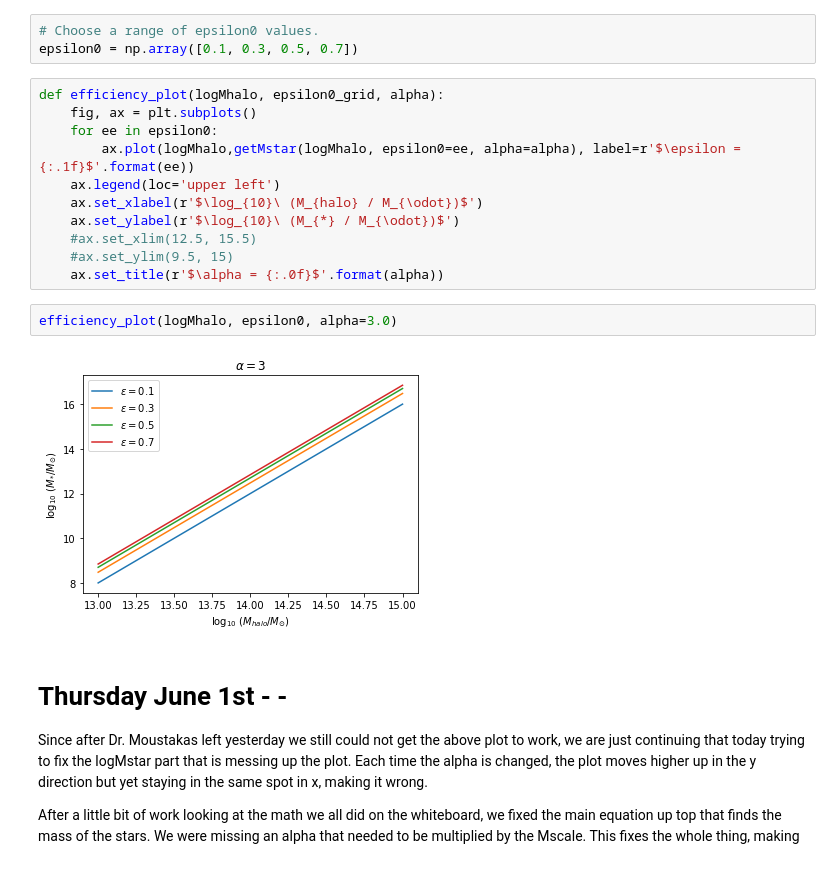
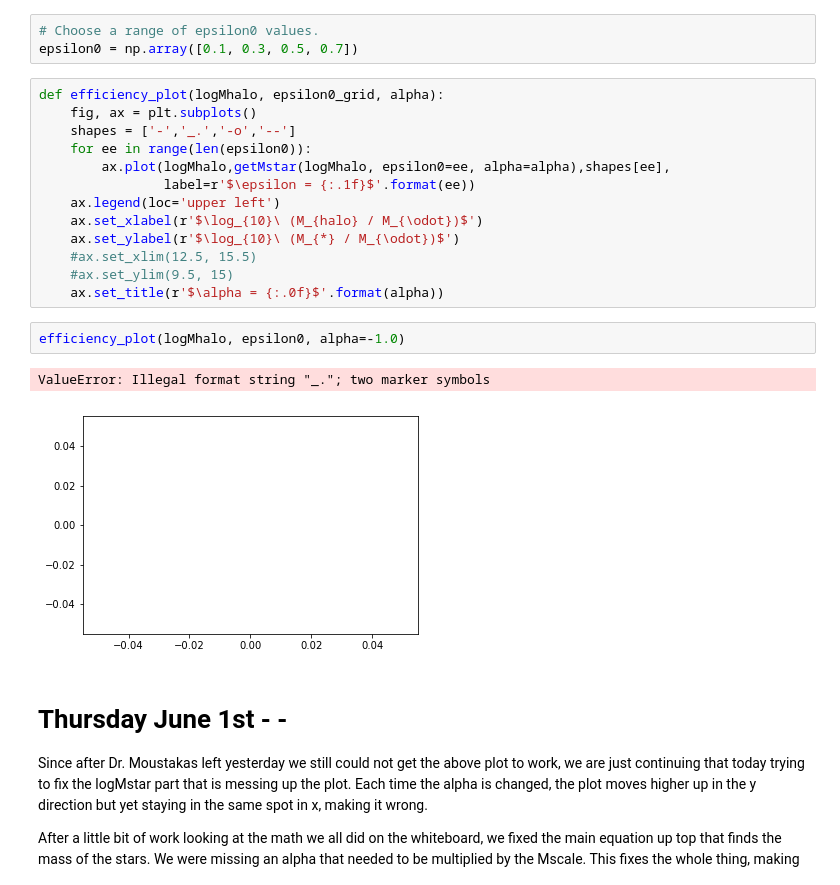
Before and after one commit to moustakas/siena-astrophysics, a Jupyter notebook: summer2017/daniel/Dan_Finnegan_Summer17.ipynb, the cells around one changed output. Cells and saved outputs as stored; diff of their text form.

Commit message:
Updated plots for poster

```diff
--- a/summer2017/daniel/Dan_Finnegan_Summer17.ipynb
+++ b/summer2017/daniel/Dan_Finnegan_Summer17.ipynb
@@ -243,8 +243,10 @@ epsilon0 = np.array([0.1, 0.3, 0.5, 0.7])
 # %%
 def efficiency_plot(logMhalo, epsilon0_grid, alpha):
     fig, ax = plt.subplots()
-    for ee in epsilon0:
-        ax.plot(logMhalo,getMstar(logMhalo, epsilon0=ee, alpha=alpha), label=r'$\epsilon = {:.1f}$'.format(ee))
+    shapes = ['-','_.','-o','--']
+    for ee in range(len(epsilon0)):
+        ax.plot(logMhalo,getMstar(logMhalo, epsilon0=ee, alpha=alpha),shapes[ee],
+                label=r'$\epsilon = {:.1f}$'.format(ee))
     ax.legend(loc='upper left')
     ax.set_xlabel(r'$\log_{10}\ (M_{halo} / M_{\odot})$')
     ax.set_ylabel(r'$\log_{10}\ (M_{*} / M_{\odot})$')
@@ -252,9 +254,10 @@ def efficiency_plot(logMhalo, epsilon0_grid, alpha):
     #ax.set_ylim(9.5, 15)
     ax.set_title(r'$\alpha = {:.0f}$'.format(alpha))
 # %%
-efficiency_plot(logMhalo, epsilon0, alpha=3.0)
+efficiency_plot(logMhalo, epsilon0, alpha=-1.0)
 # %% [output]
+ValueError: Illegal format string "_."; two marker symbols
-[figure, old version]
+[figure, new version]
 # %% [markdown]
 # Thursday June 1st - -
 
```
Also changed, not shown: parts of 11 cells of this notebook.
